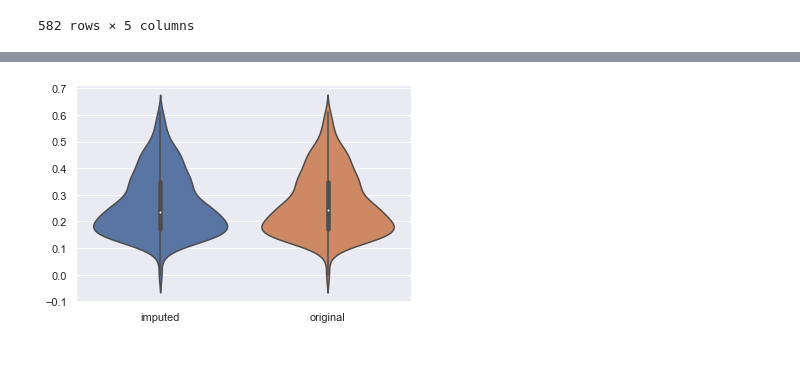
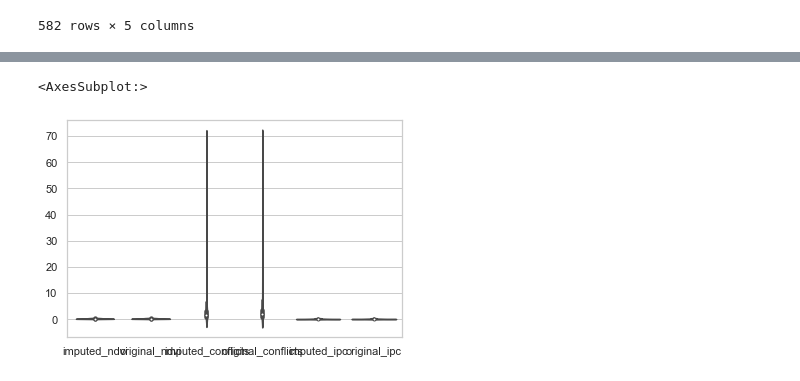
Before and after one commit to LeanderHuyghe/Wasting_Prediction, a Jupyter notebook: Imputation Visualisation.ipynb, the cells around one changed output, grey strips where cells are left out. Drawn from its saved outputs; the diff is of its cells as text; code cells hidden in the pictures.

```diff
--- a/Imputation Visualisation.ipynb
+++ b/Imputation Visualisation.ipynb
@@ -219,10 +219,2 @@ plt.savefig('Images/missing.png',dpi=300, bbox_inches='tight')
 # %% [markdown]
 # Somehow show imputed values against original values
-# %%
-# library & dataset
-import seaborn as sns
-import matplotlib.pyplot as plt
-df = sns.load_dataset('iris')
-
-# Custom the inside plot: options are: “scatter” | “reg” | “resid” | “kde” | “hex”
-sns.jointplot(x=df["sepal_length"], y=df["sepal_width"], kind='reg');
@@ -232,8 +222,12 @@ sns.jointplot(x=df["sepal_length"], y=df["sepal_width"], kind='reg');
 df_ndvi.loc[582,'imputed'] = 'actual'
 df_ndvi.loc[583,'imputed'] = 'actual'
 # %%
+sns.set_style("whitegrid")
+sns.despine()
 ax = sns.jointplot(x=df_ndvi["ndvi"], y=df_ndvi["next_prevalence"], kind='scatter',hue=df_ndvi.imputed);
 plt.ylabel("Prevalence")
+
 plt.xlabel("NDVI");
+plt.grid(visible="False")
 plt.legend(title="Data Type");
 # %% [output]
@@ -240,0 +236,2 @@ plt.legend(title="Data Type");
+# %%
+df_ndvi['color'] =np.where(df_ndvi.imputed=='imputed','orange','lightblue')
@@ -295,5 +298,11 @@ sns.violinplot(p);
 # %%
-p = pd.DataFrame({"imputed":df_ndvi.ndvi,"original":df.ndvi_score})
-sns.violinplot(p);
+p = pd.DataFrame({
+              "imputed_ndvi":df_ndvi.ndvi,"original_ndvi":df.ndvi_score,
+              "imputed_conflicts":df_conlict.conflicts,"original_conflicts":df.n_conflict_total,
+              "imputed_ipc":df_ipc.ipc, "original_ipc":df.phase3plus_perc_x,
+              })
+
+sns.violinplot(p)
 # %% [output]
+<AxesSubplot:>
-[figure, old version]
+[figure, new version]
```
Also changed, not shown: parts of 12 cells of this notebook, 2 other files.
